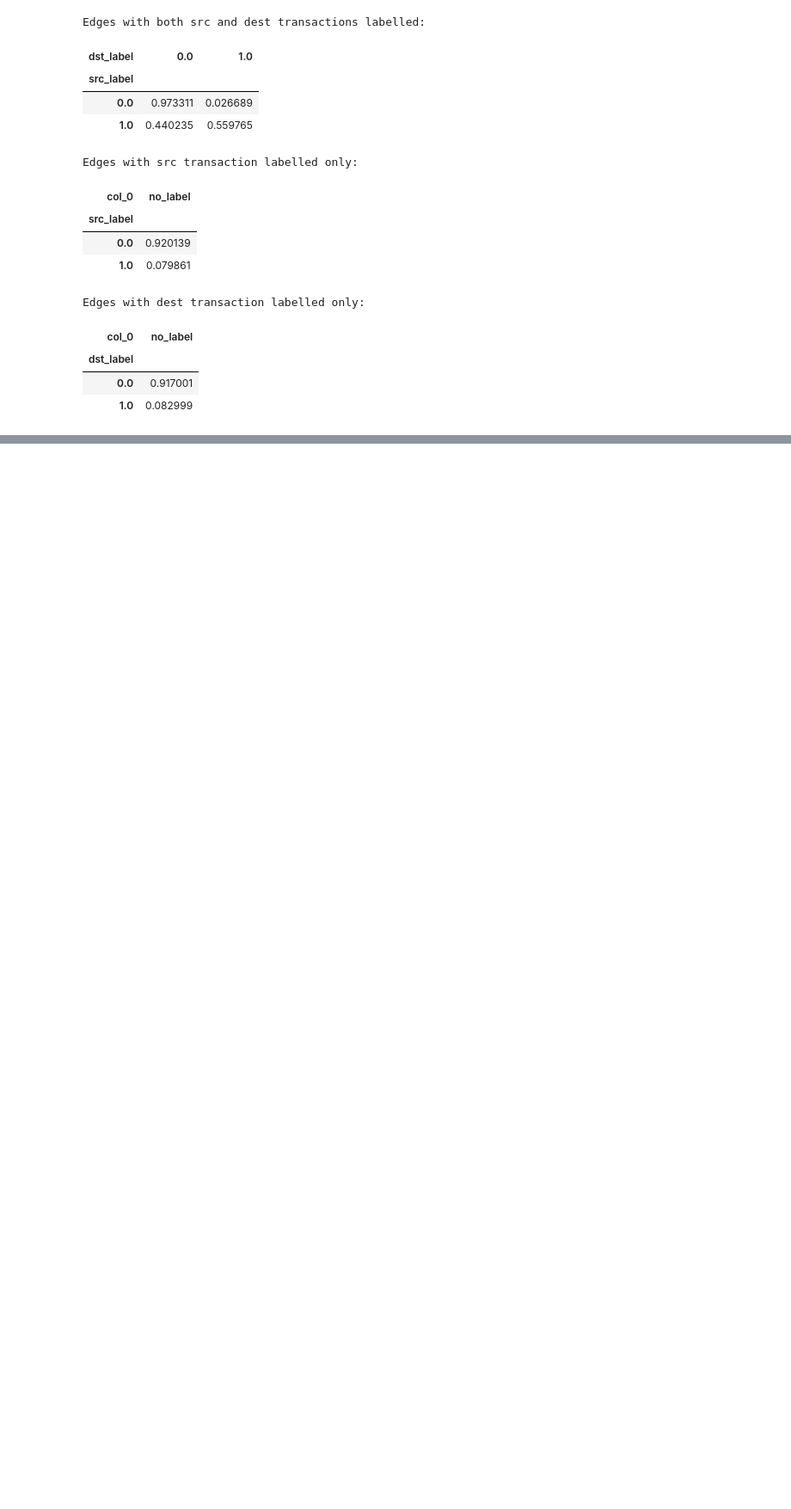
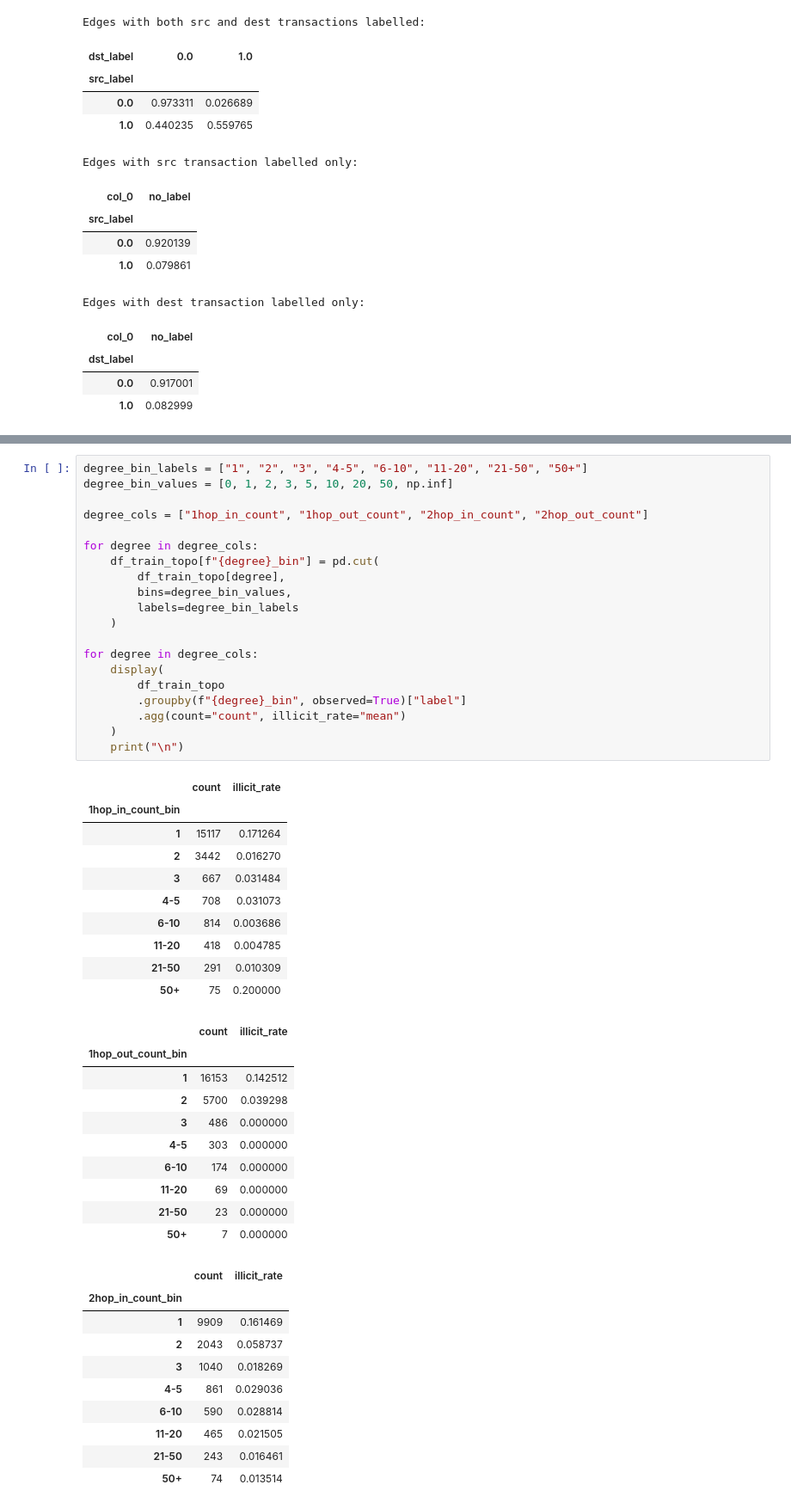
Before and after one commit to tzs69/BT4012-kaggle-comp, a Jupyter notebook: BT4012_competition_EDA.ipynb, the cells around one changed output, grey strips where cells are left out. Shown at 86% size. Saved outputs shown, nothing was run; the diff lists cells and outputs as text; blank space fills up the shorter version.

```diff
--- a/BT4012_competition_EDA.ipynb
+++ b/BT4012_competition_EDA.ipynb
@@ -923,0 +924,51 @@ Edges with dest transaction labelled only:
+# %%
+degree_bin_labels = ["1", "2", "3", "4-5", "6-10", "11-20", "21-50", "50+"]
+degree_bin_values = [0, 1, 2, 3, 5, 10, 20, 50, np.inf]
+
+degree_cols = ["1hop_in_count", "1hop_out_count", "2hop_in_count", "2hop_out_count"]
+
+for degree in degree_cols:
+    df_train_topo[f"{degree}_bin"] = pd.cut(
+        df_train_topo[degree],
+        bins=degree_bin_values,
+        labels=degree_bin_labels
+    )
+
+for degree in degree_cols:
+    display(
+        df_train_topo
+        .groupby(f"{degree}_bin", observed=True)["label"]
+        .agg(count="count", illicit_rate="mean")
+    )
+    print("\n")
+# %% [output]
+|  | count | illicit_rate |
+| 1hop_in_count_bin |  |  |
+| 1 | 15117 | 0.171264 |
+| 2 | 3442 | 0.016270 |
+| 3 | 667 | 0.031484 |
+| 4-5 | 708 | 0.031073 |
+| 6-10 | 814 | 0.003686 |
+| 11-20 | 418 | 0.004785 |
+| 21-50 | 291 | 0.010309 |
+| 50+ | 75 | 0.200000 |
+|  | count | illicit_rate |
+| 1hop_out_count_bin |  |  |
+| 1 | 16153 | 0.142512 |
+| 2 | 5700 | 0.039298 |
+| 3 | 486 | 0.000000 |
+| 4-5 | 303 | 0.000000 |
+| 6-10 | 174 | 0.000000 |
+| 11-20 | 69 | 0.000000 |
+| 21-50 | 23 | 0.000000 |
+| 50+ | 7 | 0.000000 |
+|  | count | illicit_rate |
+| 2hop_in_count_bin |  |  |
+| 1 | 9909 | 0.161469 |
+| 2 | 2043 | 0.058737 |
+| 3 | 1040 | 0.018269 |
+| 4-5 | 861 | 0.029036 |
+| 6-10 | 590 | 0.028814 |
+| 11-20 | 465 | 0.021505 |
+| 21-50 | 243 | 0.016461 |
+| 50+ | 74 | 0.013514 |
```
Also changed, not shown: parts of 18 cells of this notebook.
